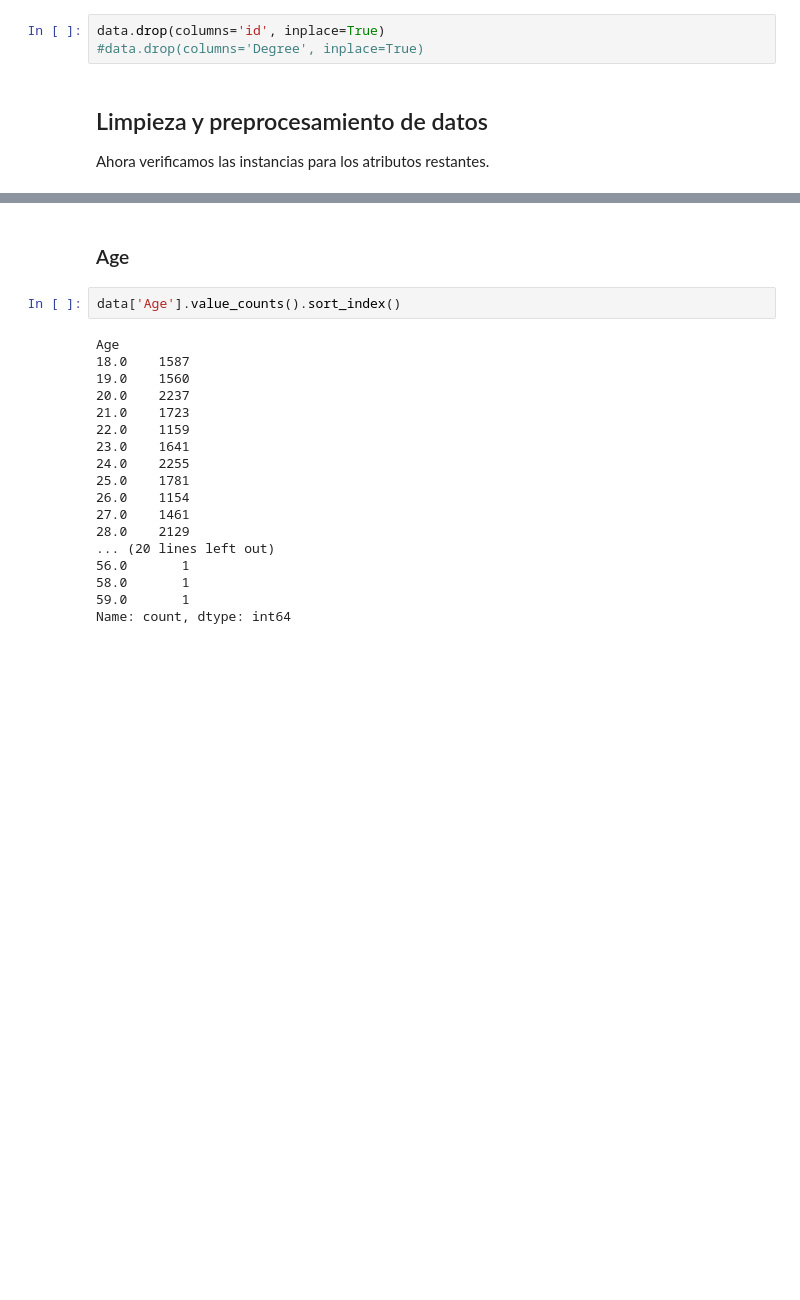
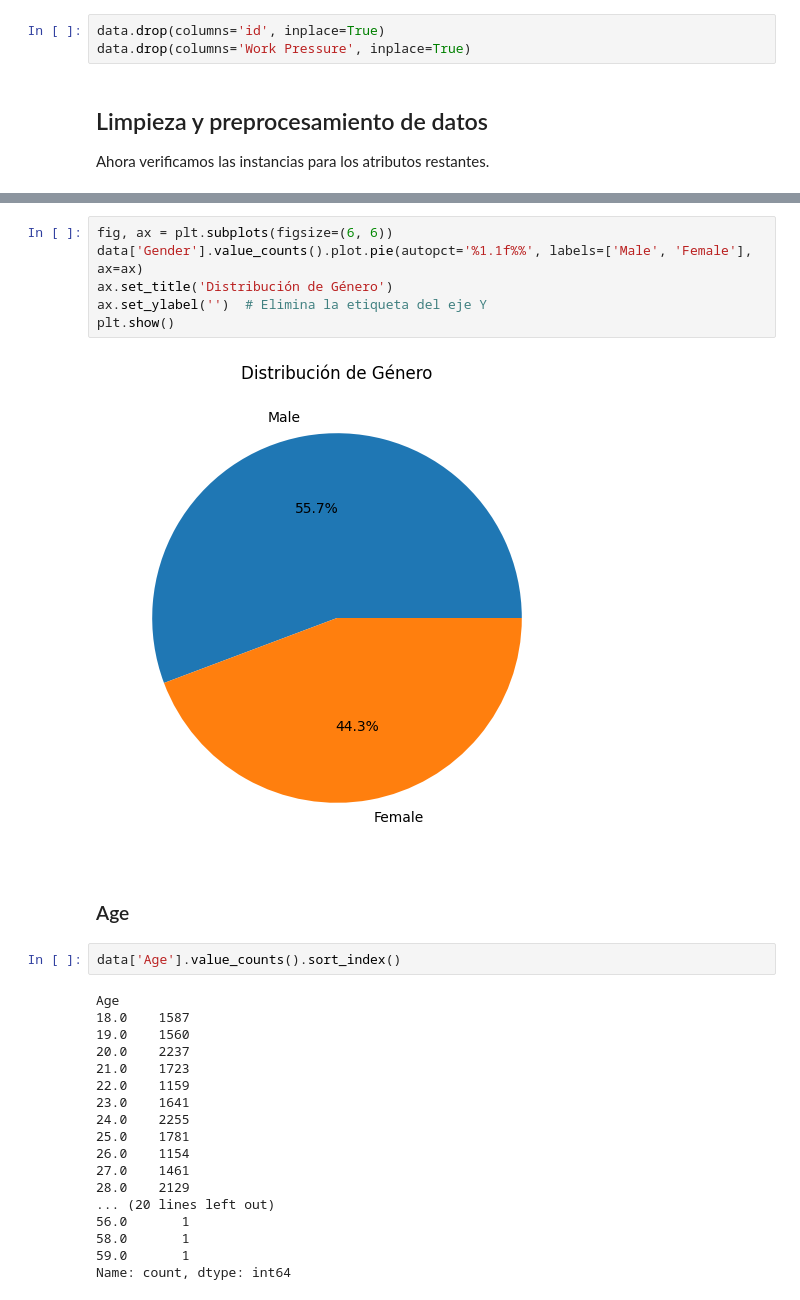
Before and after one commit to nacho2110/proyecto-mineria, a Jupyter notebook: eda.ipynb, the cells around one changed output, grey strips where cells are left out. Drawn from its saved outputs; the diff is of its cells as text; blank space fills up the shorter version.

```diff
--- a/eda.ipynb
+++ b/eda.ipynb
@@ -97,7 +96,7 @@ data.drop(columns='Profession', inplace=True)
 Por lo mencionado anteriormente solo dropeamos las columnas.
 # %%
 data.drop(columns='id', inplace=True)
-#data.drop(columns='Degree', inplace=True)
+data.drop(columns='Work Pressure', inplace=True)
 # %% [markdown]
 ## Limpieza y preprocesamiento de datos
 
@@ -105,3 +113,11 @@ Ahora verificamos las instancias para los atributos restantes.
+# %%
+fig, ax = plt.subplots(figsize=(6, 6))
+data['Gender'].value_counts().plot.pie(autopct='%1.1f%%', labels=['Male', 'Female'], ax=ax)
+ax.set_title('Distribución de Género')
+ax.set_ylabel('')  # Elimina la etiqueta del eje Y
+plt.show()
+# %% [output]
+[figure, added]
 # %% [markdown]
 ### Age
 # %%
```
Also changed, not shown: parts of 69 cells of this notebook.
